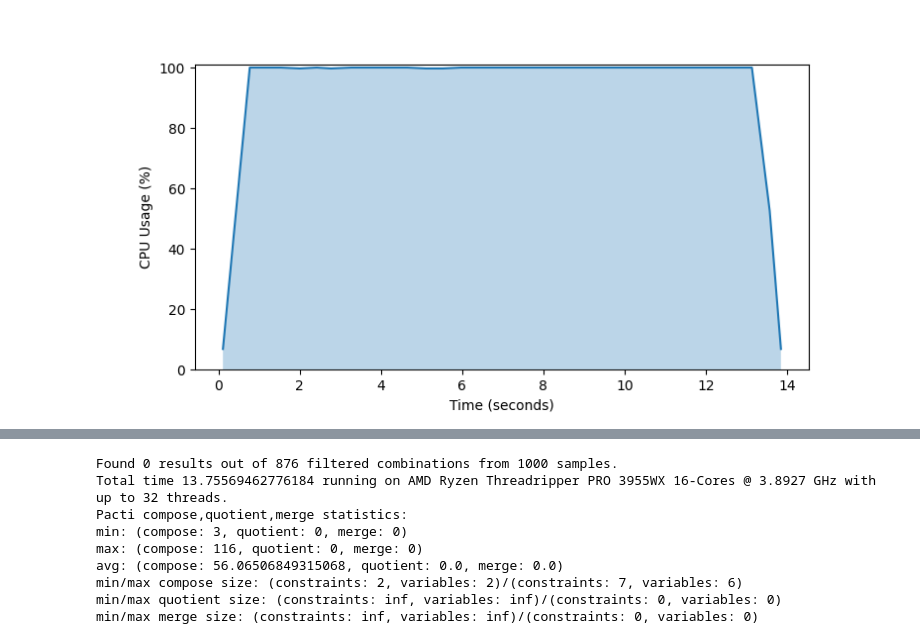
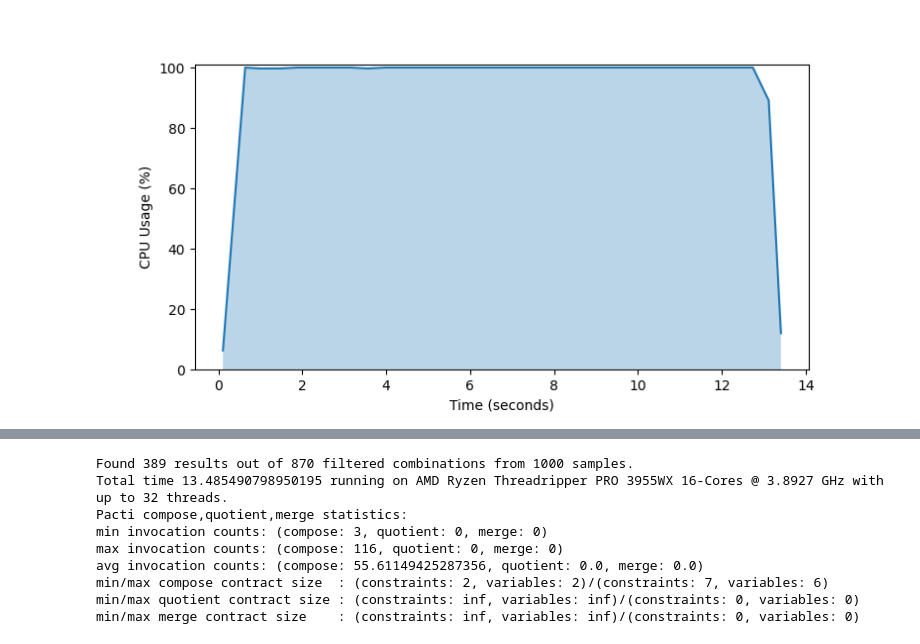
Before and after one commit to pacti-org/cs-digital-signal-processing, a Jupyter notebook: dsl_wl_scalability.ipynb, the cells around one changed output, grey strips where cells are left out. Cells and saved outputs as stored; diff of their text form; code cells hidden in the pictures.

Commit message:
results update

```diff
--- a/dsl_wl_scalability.ipynb
+++ b/dsl_wl_scalability.ipynb
@@ -523,42 +523,42 @@ import numpy as np
 from scipy.stats import qmc
 sampler: qmc.LatinHypercube = qmc.LatinHypercube(d=len(l_bounds))
 
 nb_samples = 1000
 
 unscaled_sample: np.ndarray = sampler.random(n=nb_samples)
 scaled_sample: np.ndarray = qmc.scale(sample=unscaled_sample, l_bounds=l_bounds, u_bounds=u_bounds)
 filtered_sample: np.ndarray = [sample for sample in scaled_sample if check_parameters(*sample)]
 
 def calculate_composition_with_input_bounds(params: Tuple[int]) -> Tuple[PolyhedralContractCounts, PolyhedralContract | None]:
     return example_composition_with_input_bounds(*params)
 
 import time
 from typing import List, Tuple
 from p_tqdm import p_umap
 from cpu_usage_plot import cpu_usage_plot
 
 with cpu_usage_plot():
     ta = time.time()
     results = p_umap(calculate_composition_with_input_bounds, filtered_sample)
     tb = time.time()
 
 stats = polyhedral_count_stats([result[0] for result in results])
-filtered_results = [results[1] for result in results if not results[1]]
+filtered_results = [result[1] for result in results if result[1]]
 
 print(
     f"Found {len(filtered_results)} results out of {len(filtered_sample)} filtered combinations from {len(scaled_sample)} samples.\n"
     f"Total time {tb-ta} running on {cpu_info_message}\n"
     f"{stats.stats()}"
 )
 # %% [output]
-[figure, old version]
+[figure, new version]
 [interactive output not drawn]
-Found 0 results out of 876 filtered combinations from 1000 samples.
-Total time 13.75569462776184 running on AMD Ryzen Threadripper PRO 3955WX 16-Cores @ 3.8927 GHz with up to 32 threads.
+Found 389 results out of 870 filtered combinations from 1000 samples.
+Total time 13.485490798950195 running on AMD Ryzen Threadripper PRO 3955WX 16-Cores @ 3.8927 GHz with up to 32 threads.
 Pacti compose,quotient,merge statistics:
-min: (compose: 3, quotient: 0, merge: 0)
-max: (compose: 116, quotient: 0, merge: 0)
-avg: (compose: 56.06506849315068, quotient: 0.0, merge: 0.0)
-min/max compose size: (constraints: 2, variables: 2)/(constraints: 7, variables: 6)
-min/max quotient size: (constraints: inf, variables: inf)/(constraints: 0, variables: 0)
-min/max merge size: (constraints: inf, variables: inf)/(constraints: 0, variables: 0)
+min invocation counts: (compose: 3, quotient: 0, merge: 0)
+max invocation counts: (compose: 116, quotient: 0, merge: 0)
+avg invocation counts: (compose: 55.61149425287356, quotient: 0.0, merge: 0.0)
+min/max compose contract size  : (constraints: 2, variables: 2)/(constraints: 7, variables: 6)
+min/max quotient contract size : (constraints: inf, variables: inf)/(constraints: 0, variables: 0)
+min/max merge contract size    : (constraints: inf, variables: inf)/(constraints: 0, variables: 0)
```
Also changed, not shown: 1 other file.
